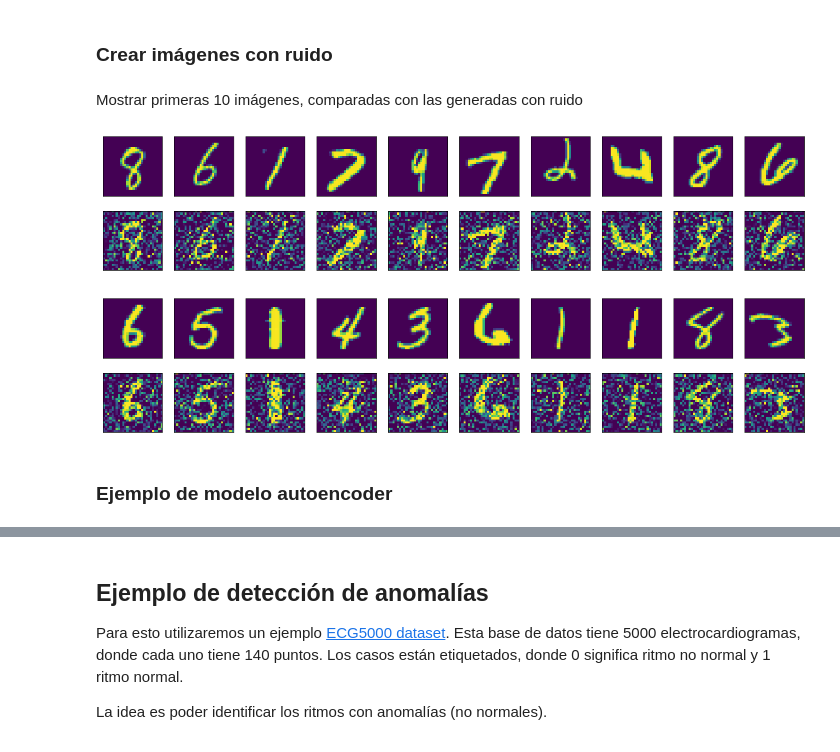
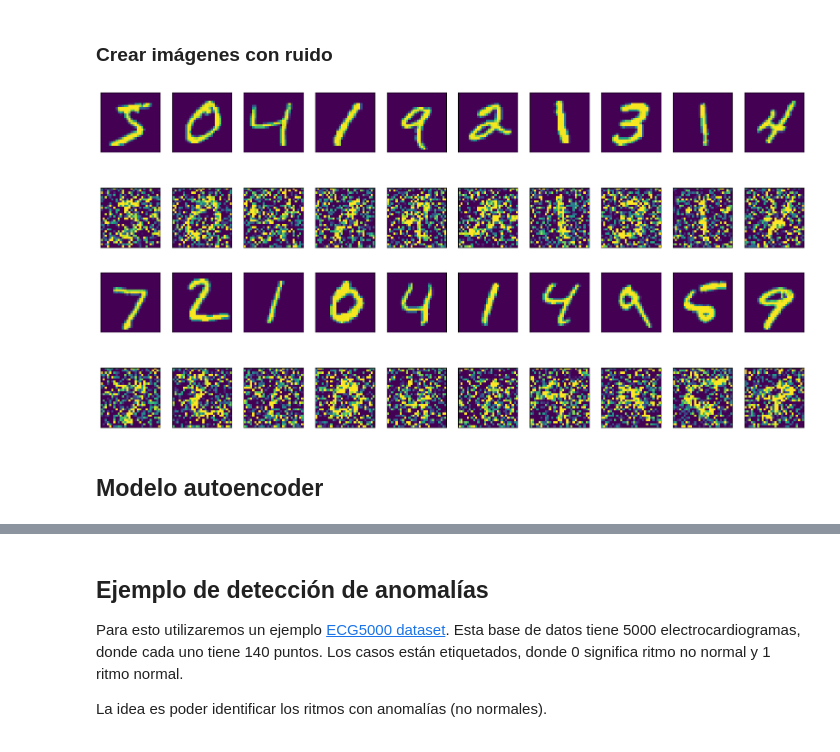
Before and after one commit to ibonetc/Data_Analytics, a Jupyter notebook: DeepLearning/IA_DL_Autoencoder.ipynb, the cells around one changed output, grey strips where cells are left out. Drawn from its saved outputs; the diff is of its cells as text; code cells hidden in the pictures.

```diff
--- a/DeepLearning/IA_DL_Autoencoder.ipynb
+++ b/DeepLearning/IA_DL_Autoencoder.ipynb
@@ -77,5 +78,8 @@ Se creará un encoder que comprima la imagen de una dimensión de 784 a 32 y un
 # %% [markdown]
 ### Crear imágenes con ruido
 # %%
-noisy_array = train_data + 0.4 * np.random.normal(loc=0.0, scale=1.0, size=train_data.shape)
-noisy_train_data=np.clip(noisy_array, 0.0, 1.0)
+noisy_train_data = train_data + 0.7*np.random.normal(loc=0.0, scale=1.0, size=train_data.shape)
+noisy_train_data = np.clip(noisy_train_data, 0., 1.)
+
+noisy_test_data = test_data + 0.7*np.random.normal(loc=0.0, scale=1.0, size=test_data.shape)
+noisy_test_data= np.clip(noisy_test_data, 0., 1.)
@@ -85,41 +86,31 @@ noisy_test_data=np.clip(noisy_array, 0.0, 1.0)
-# %% [markdown]
-Mostrar primeras 10 imágenes, comparadas con las generadas con ruido
 # %%
-indices = np.random.randint(len(train_data), size=10)
-images1 = train_data[indices, :]
-images2 = noisy_train_data[indices, :]
-plt.figure(figsize=(20, 4))
-for i, (images1, images2) in enumerate(zip(images1, images2)):
+plt.figure(figsize=(20, 5))
+for i in range(10):
   ax = plt.subplot(2, 10, i + 1)
-  plt.imshow(images1.reshape(28, 28),)
+  plt.imshow(train_data[i].reshape(28, 28))
   ax.get_xaxis().set_visible(False)
   ax.get_yaxis().set_visible(False)
-  ax = plt.subplot(2, 10, i + 1 + 10)
-  plt.imshow(images2.reshape(28, 28))
+  ax = plt.subplot(2, 10, i + 1 +10)
+  plt.imshow(noisy_train_data[i].reshape(28, 28))
   ax.get_xaxis().set_visible(False)
   ax.get_yaxis().set_visible(False)
-
 plt.show()
 # %% [output]
-[figure, old version]
+[figure, new version]
 # %%
-indices = np.random.randint(len(test_data), size=10)
-images1 = test_data[indices, :]
-images2 = noisy_test_data[indices, :]
-plt.figure(figsize=(20, 4))
-for i, (images1, images2) in enumerate(zip(images1, images2)):
+plt.figure(figsize=(20, 5))
+for i in range(10):
   ax = plt.subplot(2, 10, i + 1)
-  plt.imshow(images1.reshape(28, 28),)
+  plt.imshow(test_data[i].reshape(28, 28))
   ax.get_xaxis().set_visible(False)
   ax.get_yaxis().set_visible(False)
-  ax = plt.subplot(2, 10, i + 1 + 10)
-  plt.imshow(images2.reshape(28, 28))
+  ax = plt.subplot(2, 10, i + 1 +10)
+  plt.imshow(noisy_test_data[i].reshape(28, 28))
   ax.get_xaxis().set_visible(False)
   ax.get_yaxis().set_visible(False)
-
 plt.show()
 # %% [output]
-[figure, old version]
+[figure, new version]
 # %% [markdown]
-### Ejemplo de modelo autoencoder
+## Modelo autoencoder
 # %%
```
Also changed, not shown: parts of 62 cells of this notebook.
